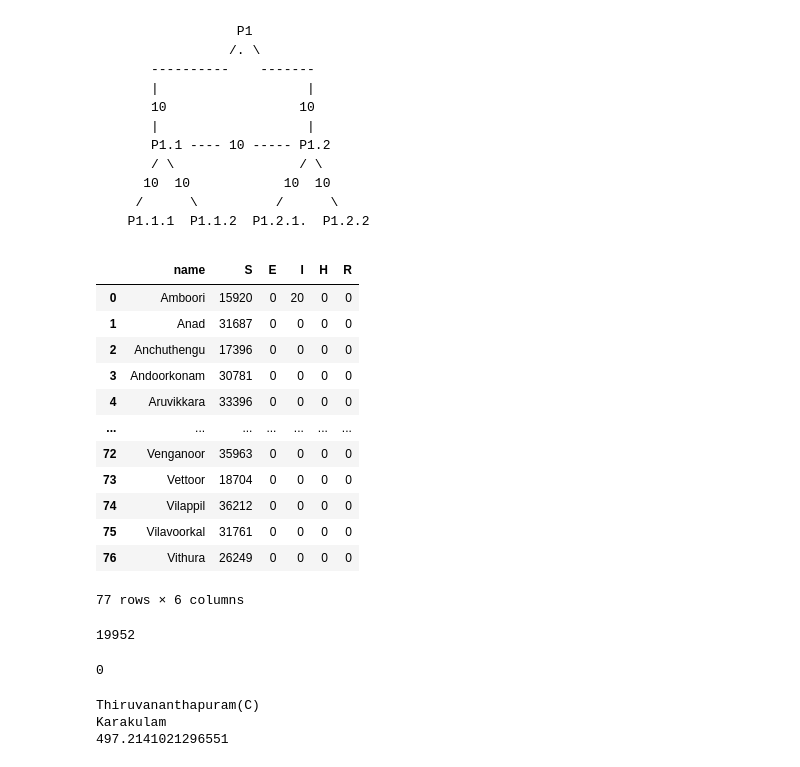
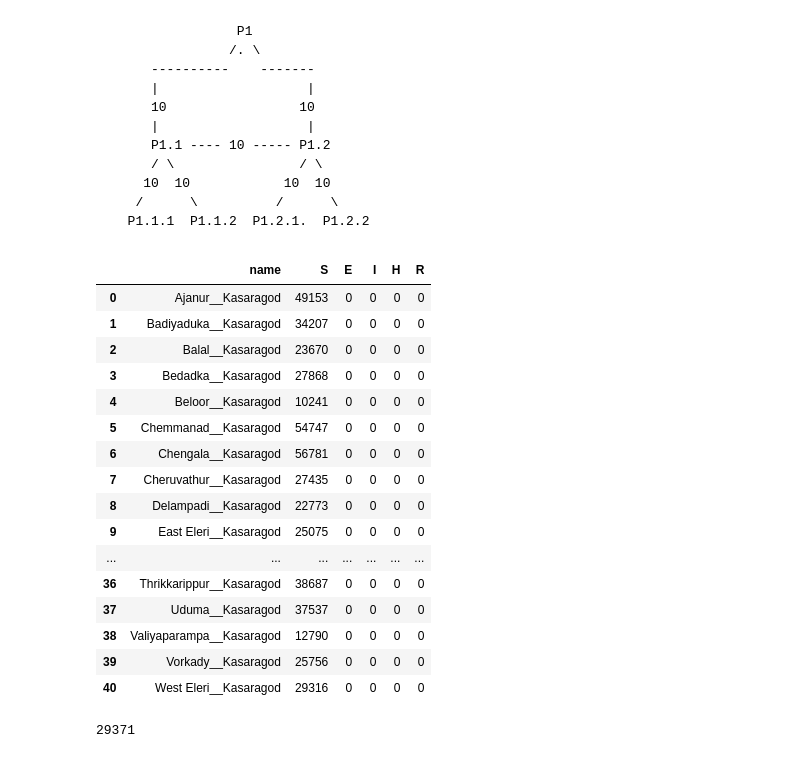
Before and after one commit to srhariha/SpatioTemporalSEIR, a Jupyter notebook: src/TMatrixComputation.ipynb, the cells around one changed output. Cells and saved outputs as stored; diff of their text form; code cells hidden in the pictures.

````diff
--- a/src/TMatrixComputation.ipynb
+++ b/src/TMatrixComputation.ipynb
@@ -3,6 +3,7 @@ import numpy as np;
 import pandas as pd;
 # %%
 mu = 0.01
+district = "ksg"
 # %% [markdown]
 ```
                 P1
@@ -18,40 +19,42 @@ mu = 0.01
   P1.1.1  P1.1.2  P1.2.1.  P1.2.2
 ```
 # %%
-initDataDF = pd.read_csv("../data/tvm_init_data.csv")
+initDataDF = pd.read_csv("../data/" + district + "_init_data.csv")
 
-distanceData = pd.read_csv("../data/tvm_distance_matrix.csv")
+distanceData = pd.read_csv("../data/" + district + "_distance_matrix.csv")
 
 r = len(initDataDF.index)
 initDataDF
 # %% [output]
 |  | name | S | E | I | H | R |
-| 0 | Amboori | 15920 | 0 | 20 | 0 | 0 |
-| 1 | Anad | 31687 | 0 | 0 | 0 | 0 |
-| 2 | Anchuthengu | 17396 | 0 | 0 | 0 | 0 |
-| 3 | Andoorkonam | 30781 | 0 | 0 | 0 | 0 |
-| 4 | Aruvikkara | 33396 | 0 | 0 | 0 | 0 |
+| 0 | Ajanur__Kasaragod | 49153 | 0 | 0 | 0 | 0 |
+| 1 | Badiyaduka__Kasaragod | 34207 | 0 | 0 | 0 | 0 |
+| 2 | Balal__Kasaragod | 23670 | 0 | 0 | 0 | 0 |
+| 3 | Bedadka__Kasaragod | 27868 | 0 | 0 | 0 | 0 |
+| 4 | Beloor__Kasaragod | 10241 | 0 | 0 | 0 | 0 |
+| 5 | Chemmanad__Kasaragod | 54747 | 0 | 0 | 0 | 0 |
+| 6 | Chengala__Kasaragod | 56781 | 0 | 0 | 0 | 0 |
+| 7 | Cheruvathur__Kasaragod | 27435 | 0 | 0 | 0 | 0 |
+| 8 | Delampadi__Kasaragod | 22773 | 0 | 0 | 0 | 0 |
+| 9 | East Eleri__Kasaragod | 25075 | 0 | 0 | 0 | 0 |
 | ... | ... | ... | ... | ... | ... | ... |
-| 72 | Venganoor | 35963 | 0 | 0 | 0 | 0 |
-| 73 | Vettoor | 18704 | 0 | 0 | 0 | 0 |
-| 74 | Vilappil | 36212 | 0 | 0 | 0 | 0 |
-| 75 | Vilavoorkal | 31761 | 0 | 0 | 0 | 0 |
-| 76 | Vithura | 26249 | 0 | 0 | 0 | 0 |
+| 36 | Thrikkarippur__Kasaragod | 38687 | 0 | 0 | 0 | 0 |
+| 37 | Uduma__Kasaragod | 37537 | 0 | 0 | 0 | 0 |
+| 38 | Valiyaparampa__Kasaragod | 12790 | 0 | 0 | 0 | 0 |
+| 39 | Vorkady__Kasaragod | 25756 | 0 | 0 | 0 | 0 |
+| 40 | West Eleri__Kasaragod | 29316 | 0 | 0 | 0 | 0 |
-77 rows × 6 columns
 # %%
 distanceMatrix = distanceData['value'].to_numpy().reshape(r,r)
 
 distanceMatrix[0][4]
 # %% [output]
-19952
+29371
 # %%
 def getSij(i, j, distanceMatrix, initDataDF):
     #print(distanceMatrix[i] <= distanceMatrix[i][j])
     return(initDataDF[distanceMatrix[i] <= distanceMatrix[i][j]]['S'].sum() - initDataDF.iloc[i]['S'] - initDataDF.iloc[j]['S'])
 # %%
-getSij(63,23,distanceMatrix, initDataDF)
+#getSij(63,23,distanceMatrix, initDataDF)
-# %% [output]
-0
 # %%
 def getTij(i,j, distanceMatrix, initDataDF):
     Ni = initDataDF.iloc[i]['S']
@@ -65,15 +68,11 @@ def getTij(i,j, distanceMatrix, initDataDF):
     Tij = Ti * ((Ni * Nj) /((Ni + Sij)*(Ni + Nj + Sij)))
     return Tij
 # %%
-print(initDataDF.iloc[63]['name'])
-print(initDataDF.iloc[23]['name'])
+#print(initDataDF.iloc[63]['name'])
+#print(initDataDF.iloc[23]['name'])
 
-print(getTij(63,23,distanceMatrix, initDataDF))
+#print(getTij(63,23,distanceMatrix, initDataDF))
 #print(getTij(26,23,distanceMatrix, initDataDF))
-# %% [output]
-Thiruvananthapuram(C)
-Karakulam
-497.2141021296551
 # %%
 data = []
 
````
Also changed, not shown: parts of 3 cells of this notebook, 10 other files.
